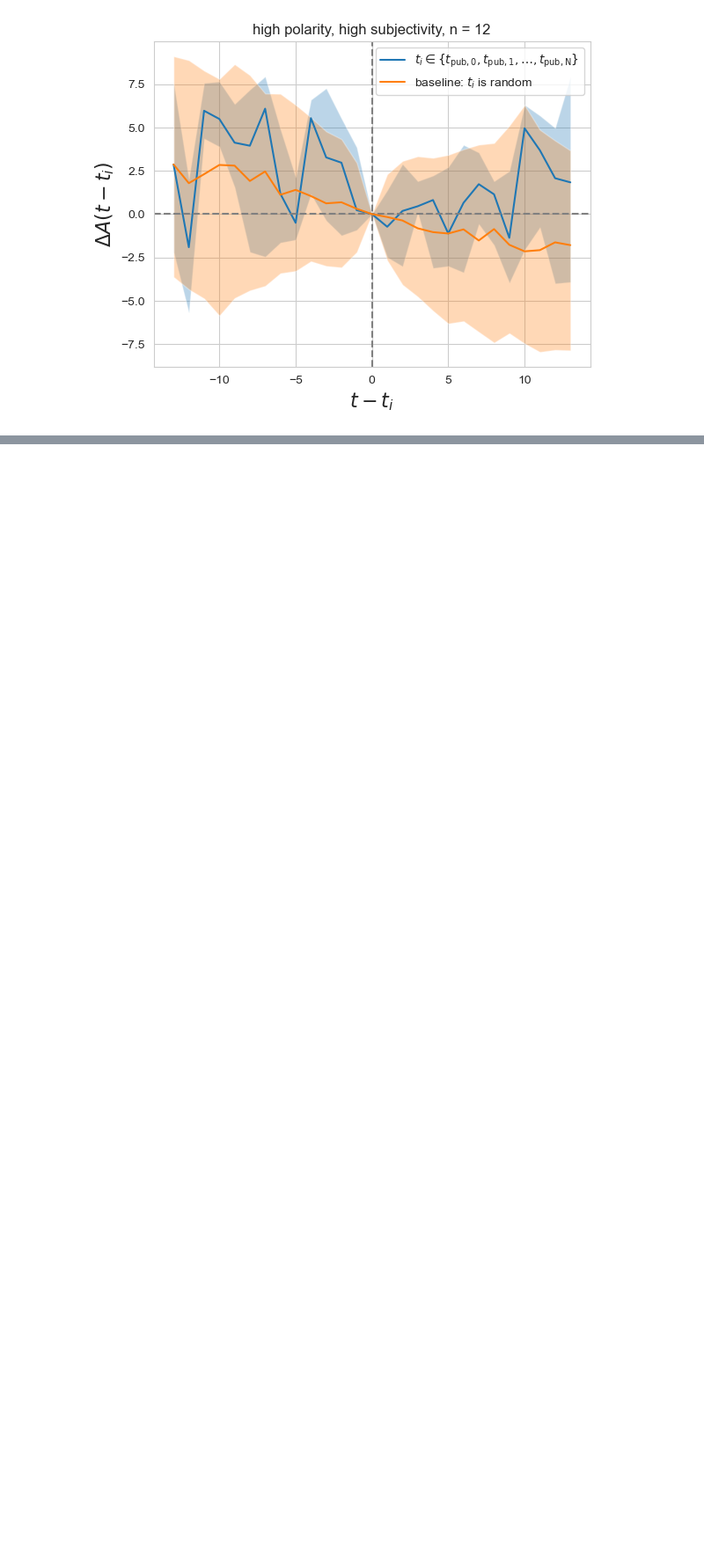
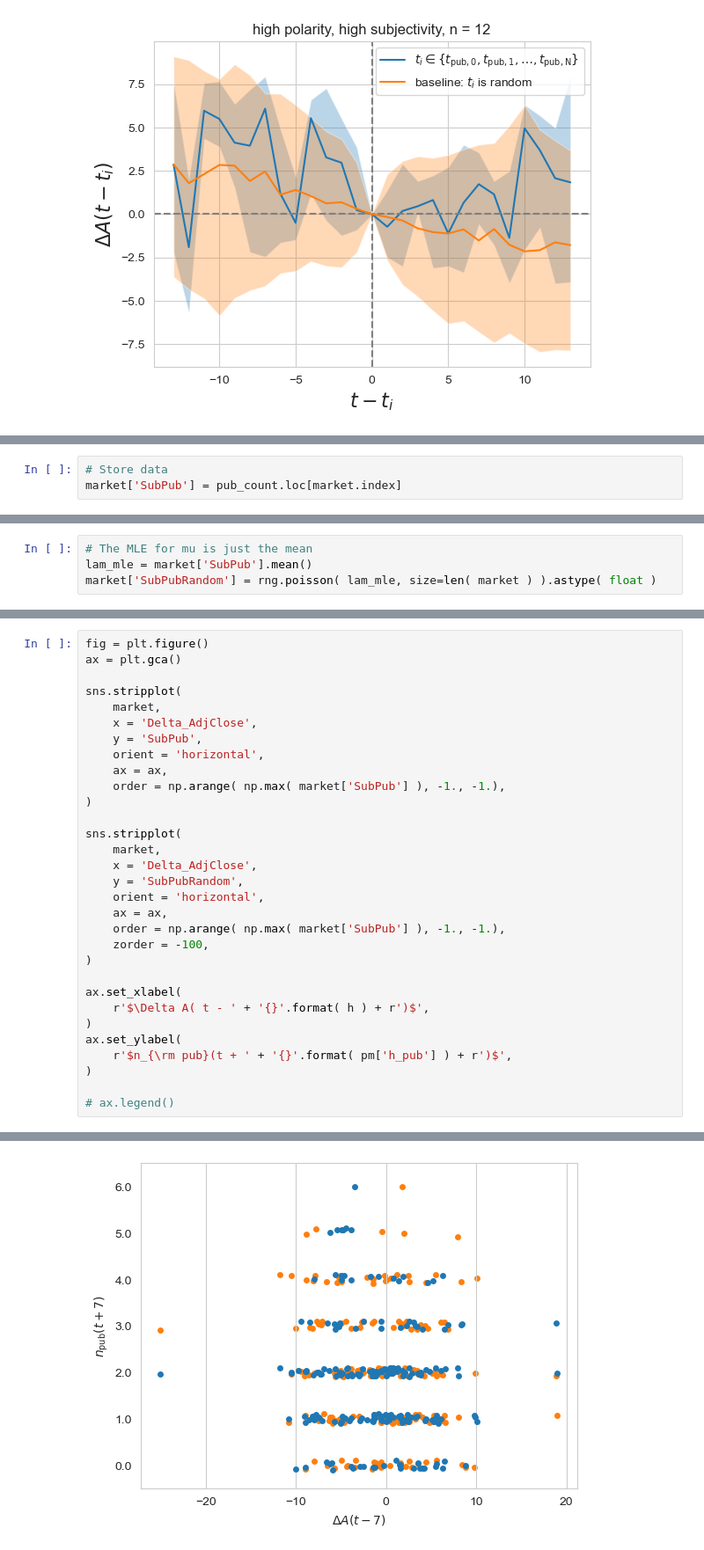
Before and after one commit to zhafen/markets-and-the-media, a Jupyter notebook: exploratory_data_analysis/visualize.ipynb, the cells around one changed output, grey strips where cells are left out. Shown at 88% size. Drawn from its saved outputs; the diff is of its cells as text; blank space fills up the shorter version.

```diff
--- a/exploratory_data_analysis/visualize.ipynb
+++ b/exploratory_data_analysis/visualize.ipynb
@@ -916,0 +964,3 @@ for group_key in stacked_combined.groups.keys():
+# %%
+# Store data
+market['SubPub'] = pub_count.loc[market.index]
@@ -916,0 +969,4 @@ for group_key in stacked_combined.groups.keys():
+# %%
+# The MLE for mu is just the mean
+lam_mle = market['SubPub'].mean()
+market['SubPubRandom'] = rng.poisson( lam_mle, size=len( market ) ).astype( float )
@@ -916,0 +975,32 @@ for group_key in stacked_combined.groups.keys():
+# %%
+fig = plt.figure()
+ax = plt.gca()
+
+sns.stripplot(
+    market,
+    x = 'Delta_AdjClose',
+    y = 'SubPub',
+    orient = 'horizontal',
+    ax = ax,
+    order = np.arange( np.max( market['SubPub'] ), -1., -1.),
+)
+
+sns.stripplot(
+    market,
+    x = 'Delta_AdjClose',
+    y = 'SubPubRandom',
+    orient = 'horizontal',
+    ax = ax,
+    order = np.arange( np.max( market['SubPub'] ), -1., -1.),
+    zorder = -100,
+)
+
+ax.set_xlabel(
+    r'$\Delta A( t - ' + '{}'.format( h ) + r')$',
+)
+ax.set_ylabel(
+    r'$n_{\rm pub}(t + ' + '{}'.format( pm['h_pub'] ) + r')$',
+)
+
+# ax.legend()
+# %% [output]
@@ -916,0 +1008 @@ for group_key in stacked_combined.groups.keys():
+[figure, added]
```
Also changed, not shown: parts of 16 cells of this notebook.
